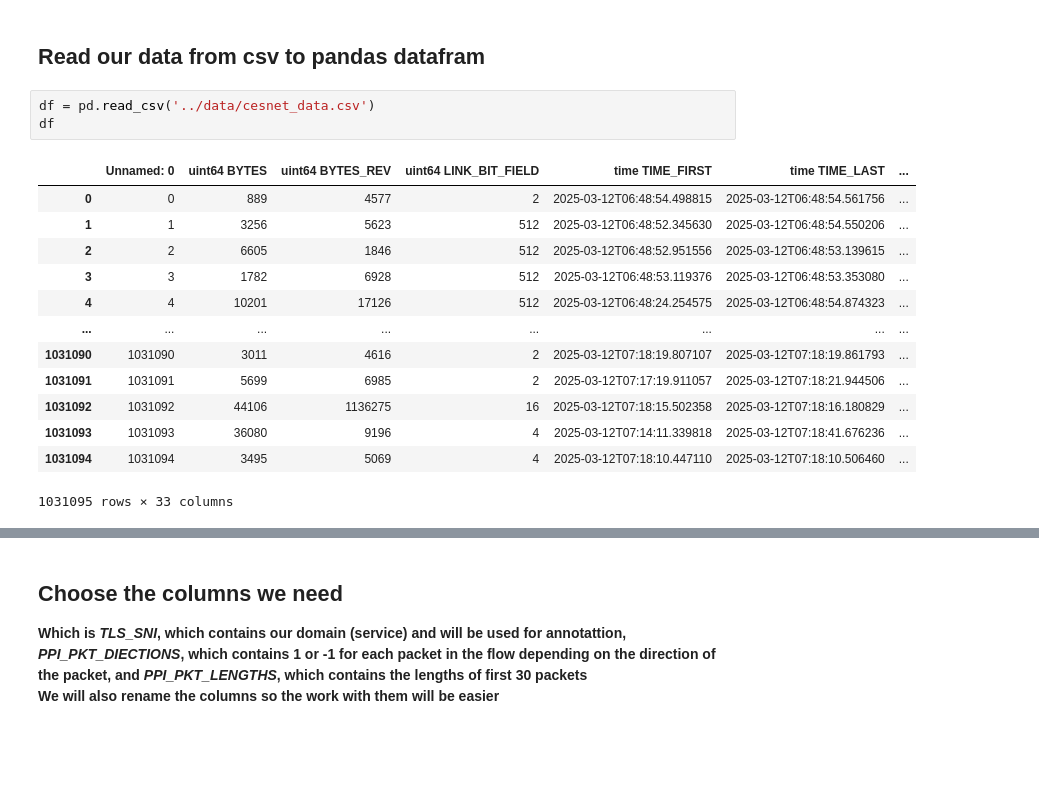
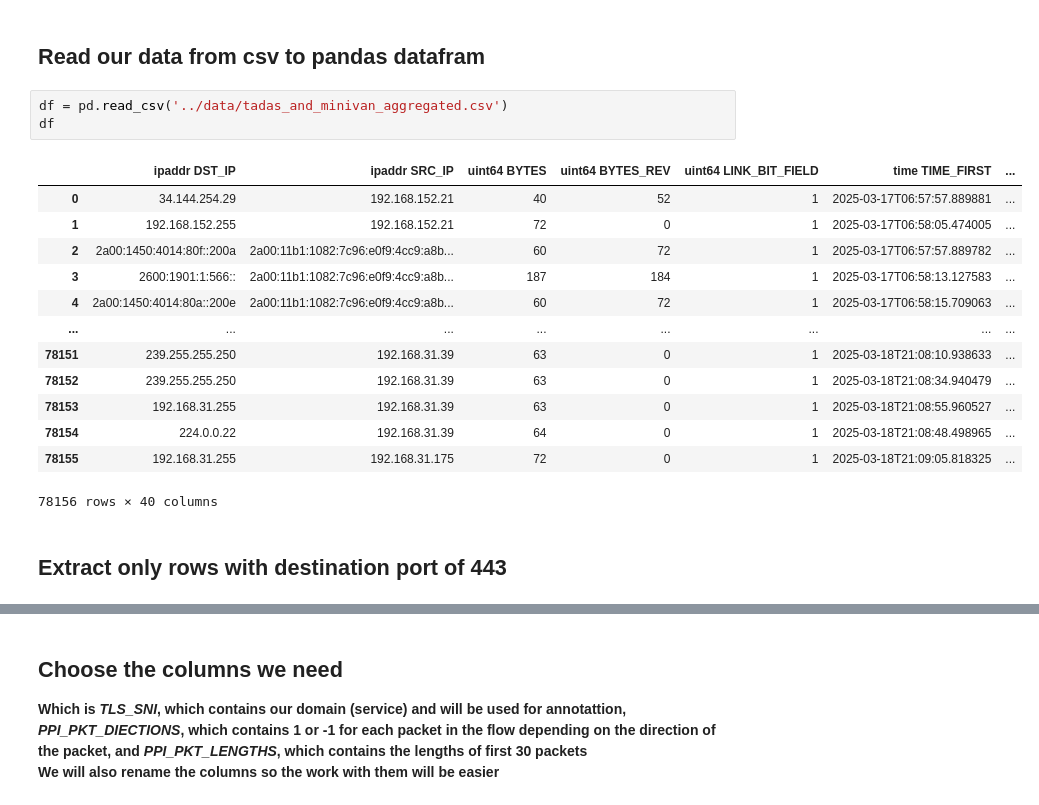
Before and after one commit to kakalasek/Omega_Big, a Jupyter notebook: jupyter_scripts/data_processing.ipynb, the cells around one changed output, grey strips where cells are left out. Drawn from its saved outputs; the diff is of its cells as text; blank space fills up the shorter version.

```diff
--- a/jupyter_scripts/data_processing.ipynb
+++ b/jupyter_scripts/data_processing.ipynb
@@ -8,19 +8,21 @@ import numpy as np
 # %% [markdown]
 ## Read our data from csv to pandas datafram
 # %%
-df = pd.read_csv('../data/cesnet_data.csv')
+df = pd.read_csv('../data/tadas_and_minivan_aggregated.csv')
 df
 # %% [output]
-|  | Unnamed: 0 | uint64 BYTES | uint64 BYTES_REV | uint64 LINK_BIT_FIELD | time TIME_FIRST | time TIME_LAST | ... |
-| 0 | 0 | 889 | 4577 | 2 | 2025-03-12T06:48:54.498815 | 2025-03-12T06:48:54.561756 | ... |
-| 1 | 1 | 3256 | 5623 | 512 | 2025-03-12T06:48:52.345630 | 2025-03-12T06:48:54.550206 | ... |
-| 2 | 2 | 6605 | 1846 | 512 | 2025-03-12T06:48:52.951556 | 2025-03-12T06:48:53.139615 | ... |
-| 3 | 3 | 1782 | 6928 | 512 | 2025-03-12T06:48:53.119376 | 2025-03-12T06:48:53.353080 | ... |
-| 4 | 4 | 10201 | 17126 | 512 | 2025-03-12T06:48:24.254575 | 2025-03-12T06:48:54.874323 | ... |
+|  | ipaddr DST_IP | ipaddr SRC_IP | uint64 BYTES | uint64 BYTES_REV | uint64 LINK_BIT_FIELD | time TIME_FIRST | ... |
+| 0 | 34.144.254.29 | 192.168.152.21 | 40 | 52 | 1 | 2025-03-17T06:57:57.889881 | ... |
+| 1 | 192.168.152.255 | 192.168.152.21 | 72 | 0 | 1 | 2025-03-17T06:58:05.474005 | ... |
+| 2 | 2a00:1450:4014:80f::200a | 2a00:11b1:1082:7c96:e0f9:4cc9:a8b... | 60 | 72 | 1 | 2025-03-17T06:57:57.889782 | ... |
+| 3 | 2600:1901:1:566:: | 2a00:11b1:1082:7c96:e0f9:4cc9:a8b... | 187 | 184 | 1 | 2025-03-17T06:58:13.127583 | ... |
+| 4 | 2a00:1450:4014:80a::200e | 2a00:11b1:1082:7c96:e0f9:4cc9:a8b... | 60 | 72 | 1 | 2025-03-17T06:58:15.709063 | ... |
 | ... | ... | ... | ... | ... | ... | ... | ... |
-| 1031090 | 1031090 | 3011 | 4616 | 2 | 2025-03-12T07:18:19.807107 | 2025-03-12T07:18:19.861793 | ... |
-| 1031091 | 1031091 | 5699 | 6985 | 2 | 2025-03-12T07:17:19.911057 | 2025-03-12T07:18:21.944506 | ... |
-| 1031092 | 1031092 | 44106 | 1136275 | 16 | 2025-03-12T07:18:15.502358 | 2025-03-12T07:18:16.180829 | ... |
-| 1031093 | 1031093 | 36080 | 9196 | 4 | 2025-03-12T07:14:11.339818 | 2025-03-12T07:18:41.676236 | ... |
-| 1031094 | 1031094 | 3495 | 5069 | 4 | 2025-03-12T07:18:10.447110 | 2025-03-12T07:18:10.506460 | ... |
+| 78151 | 239.255.255.250 | 192.168.31.39 | 63 | 0 | 1 | 2025-03-18T21:08:10.938633 | ... |
+| 78152 | 239.255.255.250 | 192.168.31.39 | 63 | 0 | 1 | 2025-03-18T21:08:34.940479 | ... |
+| 78153 | 192.168.31.255 | 192.168.31.39 | 63 | 0 | 1 | 2025-03-18T21:08:55.960527 | ... |
+| 78154 | 224.0.0.22 | 192.168.31.39 | 64 | 0 | 1 | 2025-03-18T21:08:48.498965 | ... |
+| 78155 | 192.168.31.255 | 192.168.31.175 | 72 | 0 | 1 | 2025-03-18T21:09:05.818325 | ... |
-1031095 rows × 33 columns
+78156 rows × 40 columns
+# %% [markdown]
+## Extract only rows with destination port of 443
```
Also changed, not shown: parts of 23 cells of this notebook, 3 other files.
